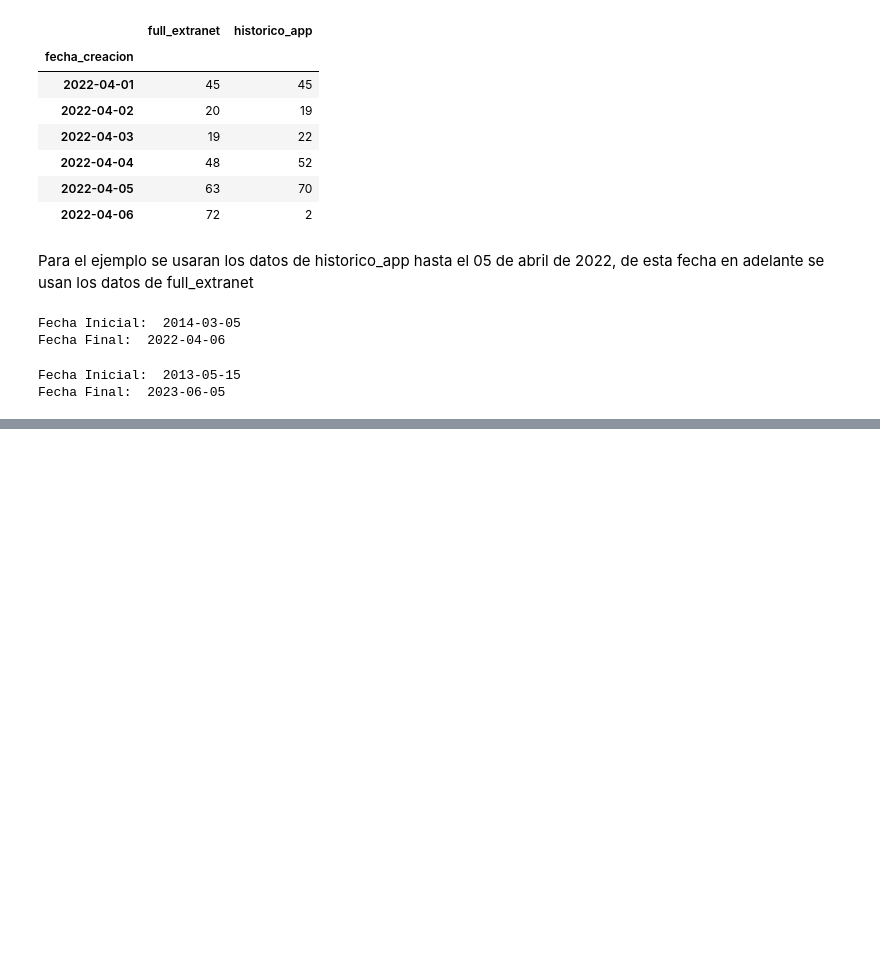
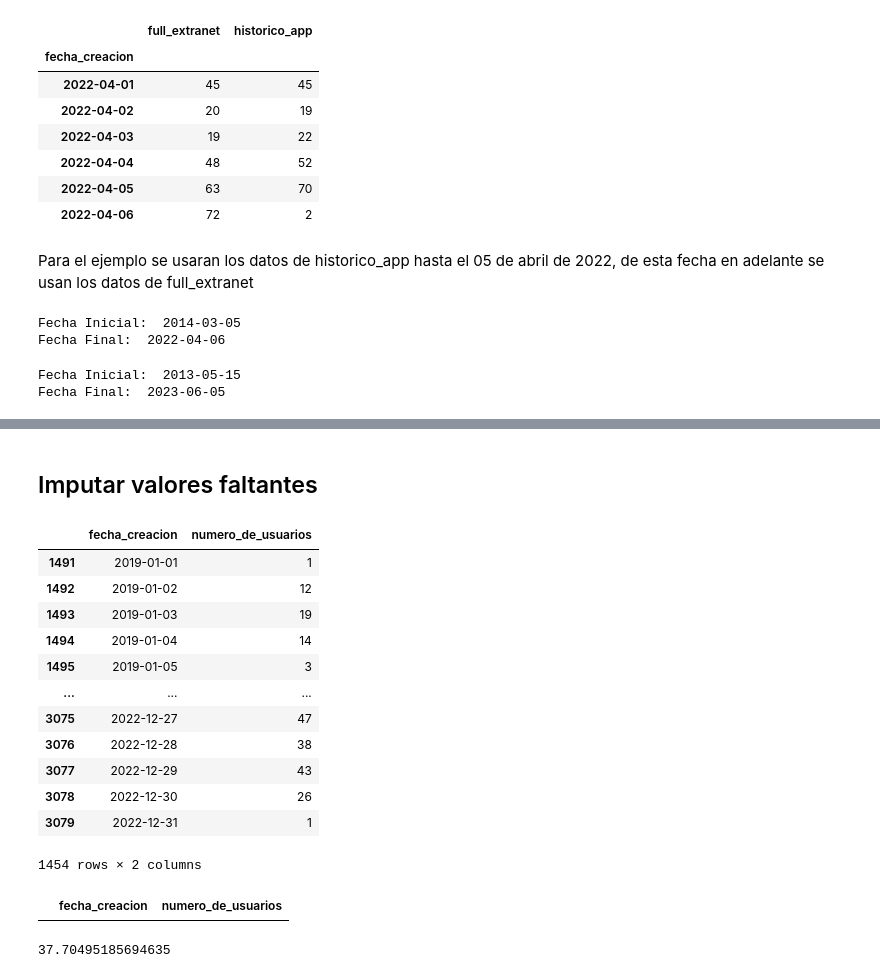
Before and after one commit to AlexanderPelaezJimenez/proyecto_forecast_app, a Jupyter notebook: Desktop/Proyecto Forecast App EDA/Notebooks/EDA.ipynb, the cells around one changed output, grey strips where cells are left out. Saved outputs shown, nothing was run; the diff lists cells and outputs as text; code cells hidden in the pictures; blank space fills up the shorter version.

```diff
--- a/Desktop/Proyecto Forecast App EDA/Notebooks/EDA.ipynb
+++ b/Desktop/Proyecto Forecast App EDA/Notebooks/EDA.ipynb
@@ -273,0 +439,26 @@ df_concatenado
+# %% [markdown]
+## Imputar valores faltantes
+# %%
+df_modelo
+# %% [output]
+|  | fecha_creacion | numero_de_usuarios |
+| 1491 | 2019-01-01 | 1 |
+| 1492 | 2019-01-02 | 12 |
+| 1493 | 2019-01-03 | 19 |
+| 1494 | 2019-01-04 | 14 |
+| 1495 | 2019-01-05 | 3 |
+| ... | ... | ... |
+| 3075 | 2022-12-27 | 47 |
+| 3076 | 2022-12-28 | 38 |
+| 3077 | 2022-12-29 | 43 |
+| 3078 | 2022-12-30 | 26 |
+| 3079 | 2022-12-31 | 1 |
+1454 rows × 2 columns
+# %%
+df_modelo[df_modelo['fecha_creacion']=='2019-01-13']
+# %% [output]
+|  | fecha_creacion | numero_de_usuarios |
+# %%
+df_modelo['numero_de_usuarios'].mean()
+# %% [output]
+37.70495185694635
```
Also changed, not shown: parts of 24 cells of this notebook, 2 other files.
